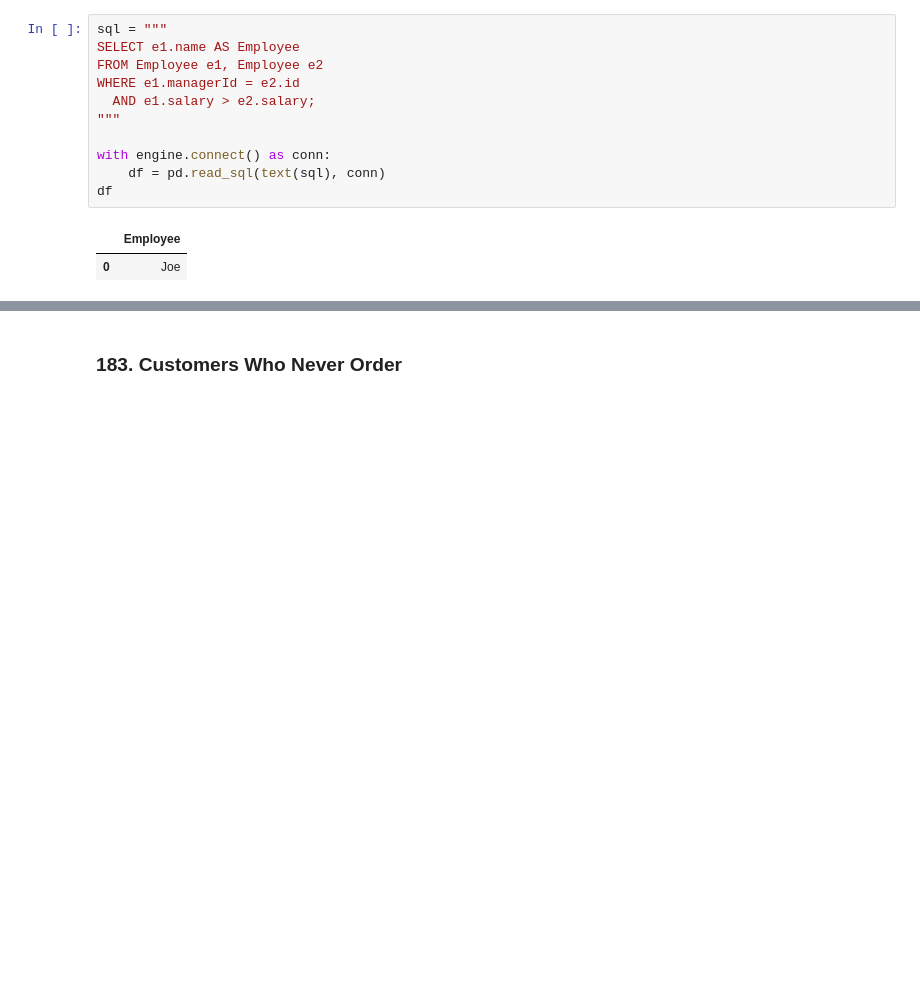
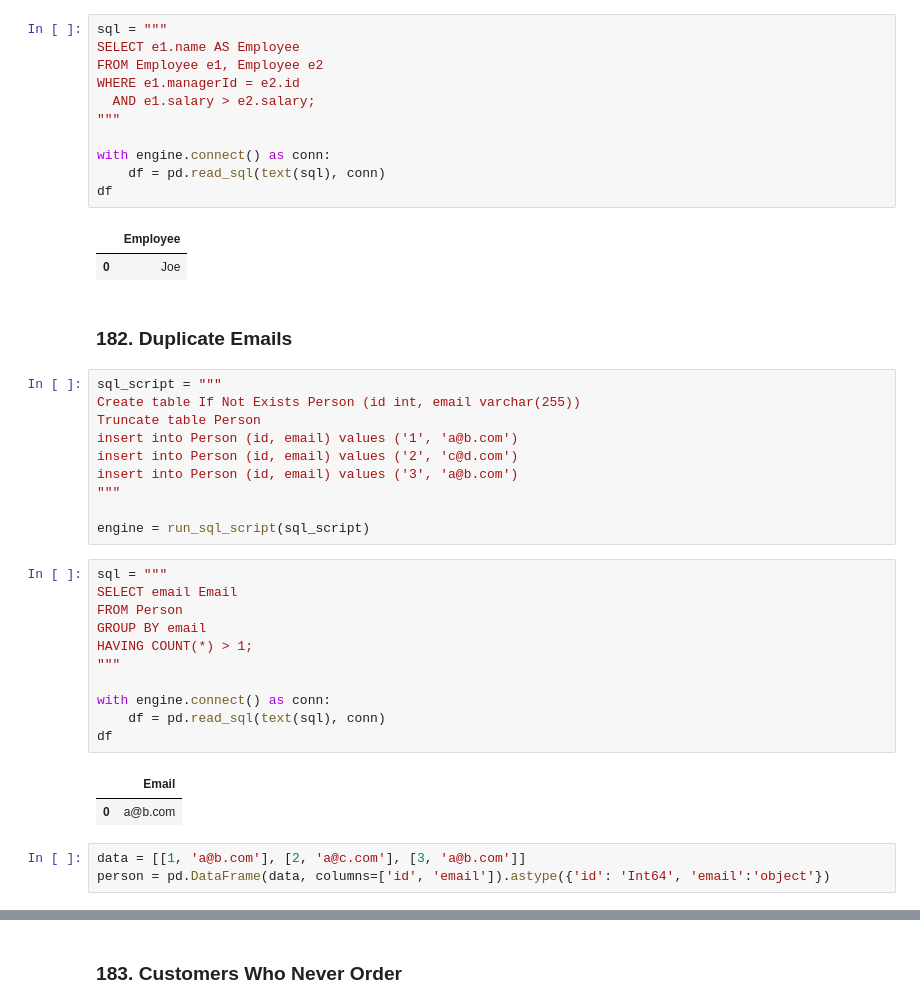
Before and after one commit to katie924/LeetCode-notes, a Jupyter notebook: notebooks/database.ipynb, the cells around one changed output, grey strips where cells are left out. Drawn from its saved outputs; the diff is of its cells as text; blank space fills up the shorter version.

Commit message:
Database: 182. Duplicate Emails

```diff
--- a/notebooks/database.ipynb
+++ b/notebooks/database.ipynb
@@ -239,3 +280,32 @@ df
 # %% [output]
 |  | Employee |
 | 0 | Joe |
+# %% [markdown]
+### 182. Duplicate Emails
+# %%
+sql_script = """
+Create table If Not Exists Person (id int, email varchar(255))
+Truncate table Person
+insert into Person (id, email) values ('1', 'a@b.com')
+insert into Person (id, email) values ('2', 'c@d.com')
+insert into Person (id, email) values ('3', 'a@b.com')
+"""
+
+engine = run_sql_script(sql_script)
+# %%
+sql = """
+SELECT email Email
+FROM Person
+GROUP BY email
+HAVING COUNT(*) > 1;
+"""
+
+with engine.connect() as conn:
+    df = pd.read_sql(text(sql), conn)
+df
+# %% [output]
+|  | Email |
+| 0 | a@b.com |
+# %%
+data = [[1, 'a@b.com'], [2, 'a@c.com'], [3, 'a@b.com']]
+person = pd.DataFrame(data, columns=['id', 'email']).astype({'id': 'Int64', 'email':'object'})
```
Also changed, not shown: parts of 12 cells of this notebook, 2 other files.
